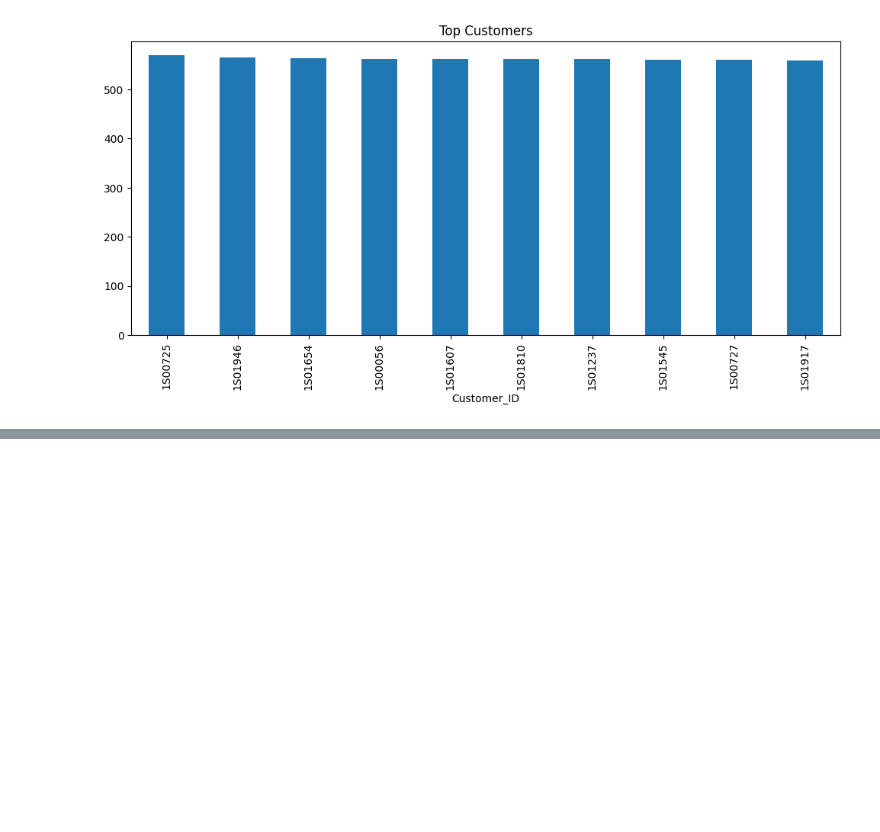
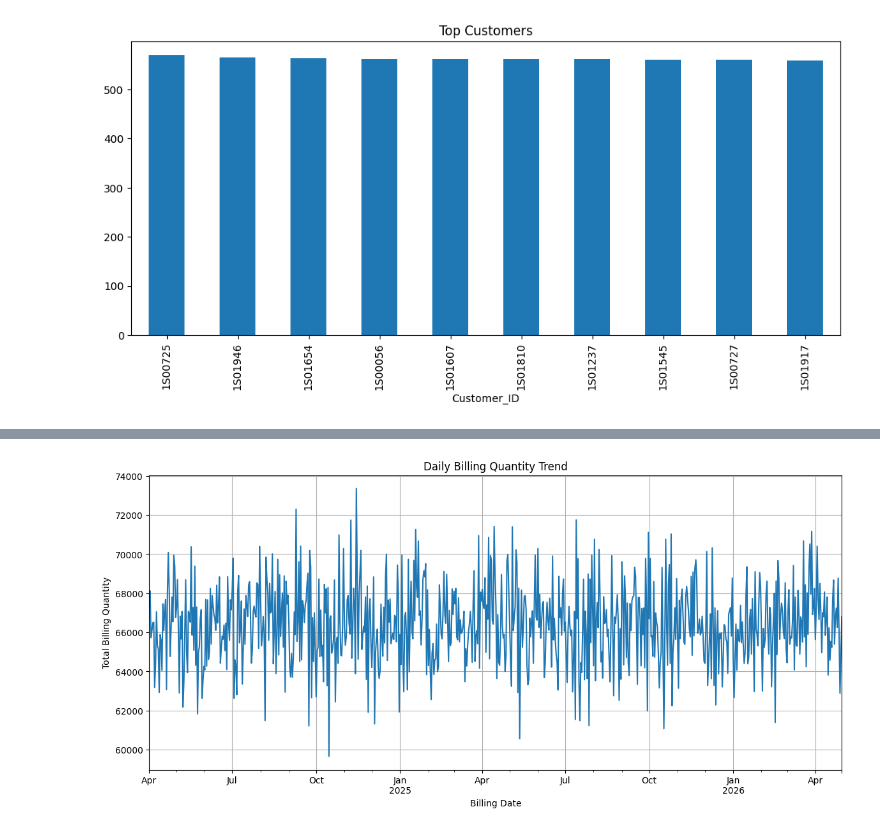
Before and after one commit to utkxrshrxj/Billing-and-Transaction-Analytics-System, a Jupyter notebook: btas.ipynb, the cells around one changed output, grey strips where cells are left out. Drawn from its saved outputs; the diff is of its cells as text; code cells hidden in the pictures; blank space fills up the shorter version.

Commit message:
Updated processed billing data and analysis

```diff
--- a/btas.ipynb
+++ b/btas.ipynb
@@ -115,0 +126,11 @@ df.to_csv("processed_billing_data.csv", index=False)
+# %%
+df['Year'] = df['Billing_Date'].dt.year
+df['Month'] = df['Billing_Date'].dt.month
+df['Month_Name'] = df['Billing_Date'].dt.month_name()
+df['Day'] = df['Billing_Date'].dt.day
+df['Weekday'] = df['Billing_Date'].dt.day_name()
+df['Quarter'] = df['Billing_Date'].dt.quarter
+
+df['Is_Weekend'] = df['Weekday'].isin(['Saturday', 'Sunday'])
+
+df.head()
@@ -115,0 +144,5 @@ df.to_csv("processed_billing_data.csv", index=False)
+# %%
+#This shows transaction activity over time.
+daily_trend = df.groupby('Billing_Date')['Billing_Quantity'].sum()
+
+print(daily_trend.head(10))
@@ -115,0 +162,15 @@ df.to_csv("processed_billing_data.csv", index=False)
+# %%
+#Plotting daily billing trend
+plt.figure(figsize=(14,6))
+
+daily_trend.plot()
+
+plt.title('Daily Billing Quantity Trend')
+plt.xlabel('Billing Date')
+plt.ylabel('Total Billing Quantity')
+
+plt.grid(True)
+
+plt.show()
+# %% [output]
+[figure, added]
```
Also changed, not shown: parts of 47 cells of this notebook, 1 other file.
